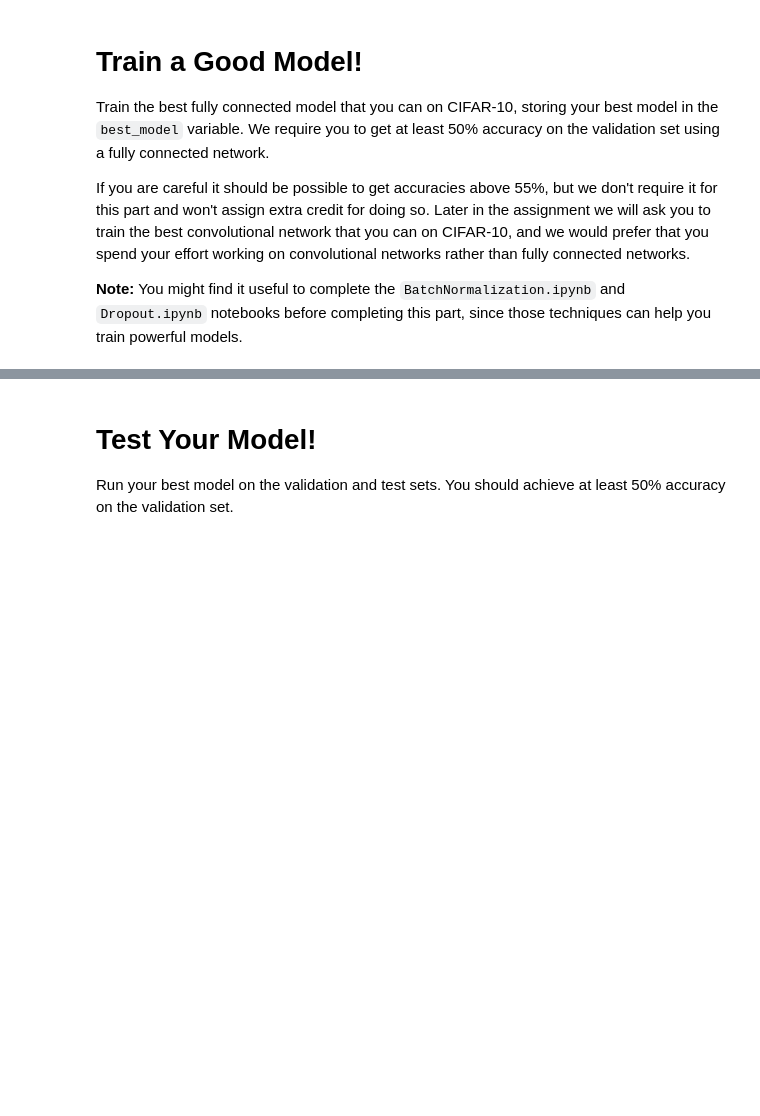
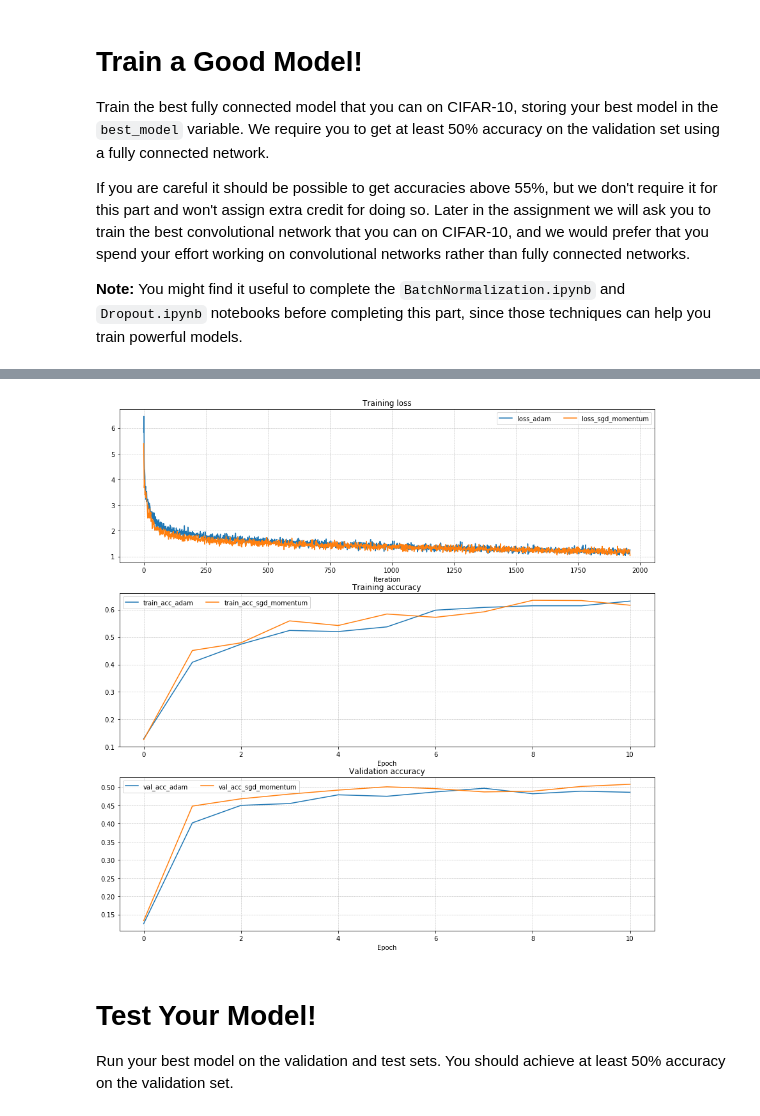
Before and after one commit to ltruciosr/cs231n, a Jupyter notebook: assignment2/FullyConnectedNets.ipynb, the cells around one changed output, grey strips where cells are left out. Cells and saved outputs as stored; diff of their text form; code cells hidden in the pictures; blank space fills up the shorter version.

```diff
--- a/assignment2/FullyConnectedNets.ipynb
+++ b/assignment2/FullyConnectedNets.ipynb
@@ -421,0 +524,16 @@ If you are careful it should be possible to get accuracies above 55%, but we don
+# %%
+# Normalize Data
+data_norm = {
+  'X_train': data['X_train'].reshape((-1, 3*32*32)),
+  'y_train': data['y_train'],
+  'X_val': data['X_val'].reshape((-1, 3*32*32)),
+  'y_val': data['y_val'],
+  'X_test': data['X_test'].reshape((-1, 3*32*32)),
+  'y_test': data['y_test'],
+
+}
+
+std_data = np.std(data_norm['X_train'], axis=0)
+data_norm['X_train'] /= std_data
+data_norm['X_val'] /=std_data
+data_norm['X_test'] /=std_data
@@ -421,0 +617,7 @@ If you are careful it should be possible to get accuracies above 55%, but we don
+# %%
+for update_rule in best_params:
+    best_param = best_params[update_rule]
+    print("Update: ", update_rule)
+    print("- reg: {:.2e} \n- learning_rate: {:.2e} \n- loss: {}".format(best_param['reg'],
+                                                                        best_param['learning_rate'],
+                                                                        best_param['loss'],))
@@ -438,3 +696,25 @@ pass
+# %%
+fig, axes = plt.subplots(3, 1, figsize=(15, 15))
+
+axes[0].set_title('Training loss')
+axes[0].set_xlabel('Iteration')
+axes[1].set_title('Training accuracy')
+axes[1].set_xlabel('Epoch')
+axes[2].set_title('Validation accuracy')
+axes[2].set_xlabel('Epoch')
+
+for update_rule, solver in solvers.items():
+    axes[0].plot(solver.loss_history, label=f"loss_{update_rule}")
+    axes[1].plot(solver.train_acc_history, label=f"train_acc_{update_rule}")
+    axes[2].plot(solver.val_acc_history, label=f"val_acc_{update_rule}")
+
+for ax in axes:
+    ax.legend(loc="best", ncol=4)
+    ax.grid(linestyle='--', linewidth=0.5)
+
+plt.show()
+# %% [output]
+[figure, added]
 # %% [markdown]
 # Test Your Model!
 Run your best model on the validation and test sets. You should achieve at least 50% accuracy on the validation set.
```
Also changed, not shown: parts of 17 cells of this notebook, 1 other file.
